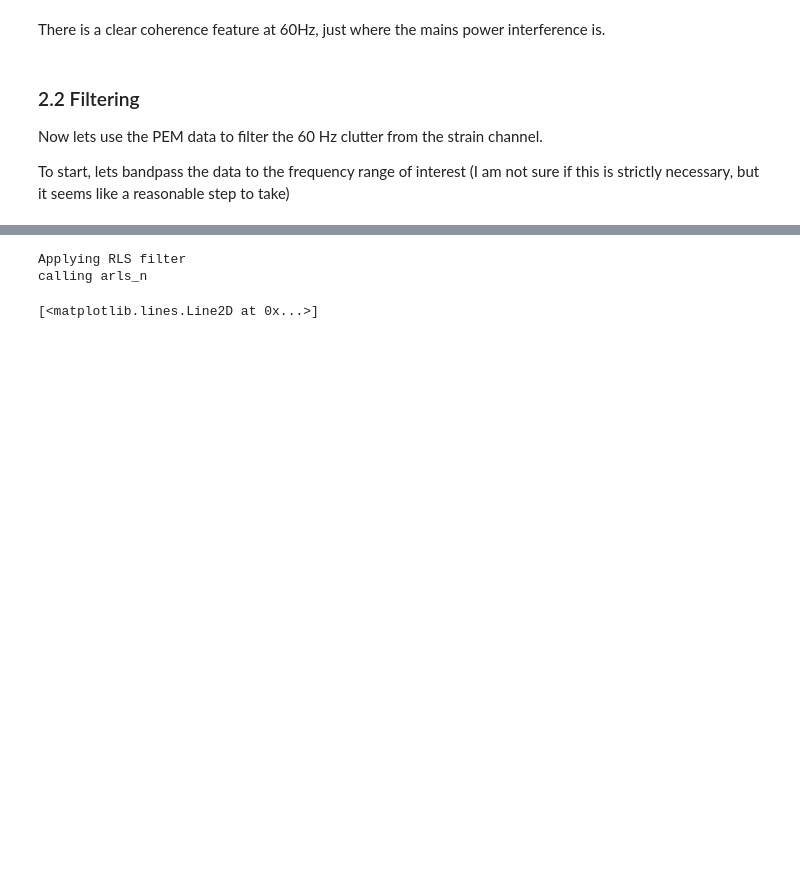
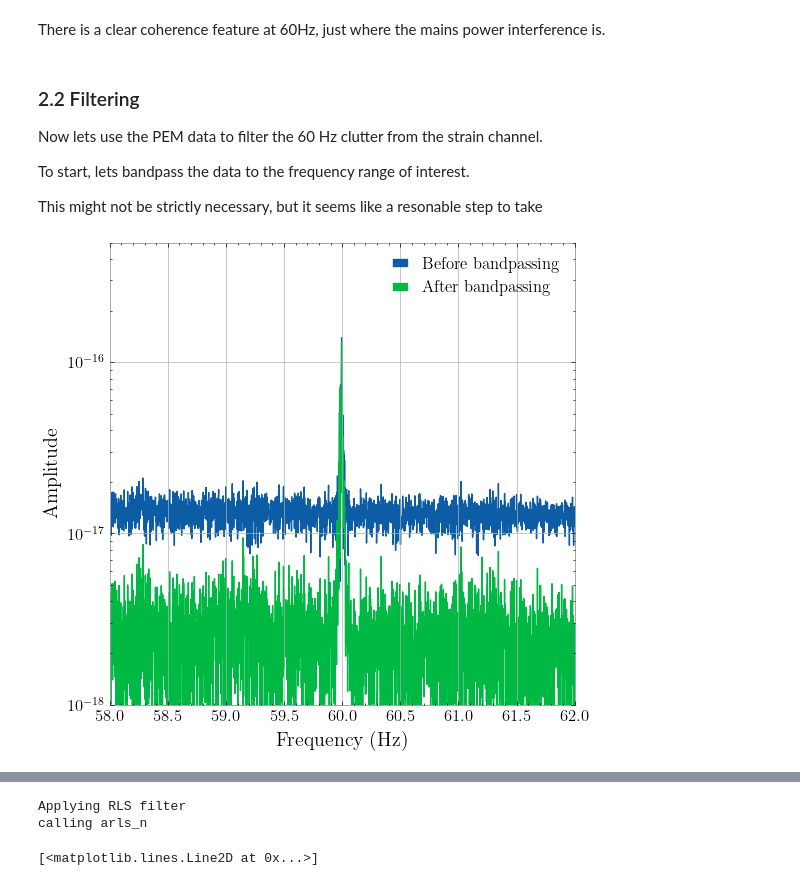
Before and after one commit to UniMelb-NSGW/ANC, a Jupyter notebook: notebooks/demo.ipynb, the cells around one changed output, grey strips where cells are left out. Drawn from its saved outputs; the diff is of its cells as text; code cells hidden in the pictures; blank space fills up the shorter version.

```diff
--- a/notebooks/demo.ipynb
+++ b/notebooks/demo.ipynb
@@ -224,6 +226,7 @@ There is a clear coherence feature at 60Hz, just where the mains power interfere
 
 Now lets use the PEM data to filter the 60 Hz clutter from the strain channel.
 
+To start, lets bandpass the data to the frequency range of interest.
 
-To start, lets bandpass the data to the frequency range of interest (I am not sure if this is strictly necessary, but it seems like a reasonable step to take)
+This might not be strictly necessary, but it seems like a resonable step to take
 # %%
@@ -232,3 +237,36 @@ PEM_data_bandpassed = PEM_data_array[0]#.bandpass(59,61)
+# %%
+#Plot the data before and after bandpassing
+fig_dimension = 6
+fig, ax = plt.subplots(figsize=(fig_dimension, fig_dimension))
+
+
+f, mag = get_spectrum(strain_data, strain_data.dt)
+ax.plot(f, mag,label=r'Before bandpassing')
+
+
+f, mag = get_spectrum(strain_data_bandpassed, strain_data_bandpassed.dt)
+ax.plot(f, mag,label=r'After bandpassing')
+
+
+# filtered_freq, filtered_magnitude = get_spectrum(c_RLS, PEM_data_bandpassed.dt)
+
+
+
+# ax.plot(filtered_freq, filtered_magnitude,label=r'$x(f) - \hat{c}(f)$')
+
+
+plt.xlabel('Frequency (Hz)')
+plt.ylabel('Amplitude')
+plt.xlim(58,62)
+
+
+plt.ylim(1e-18,5e-16)
+plt.legend()
+
+
+plt.yscale('log')
+# %% [output]
+[figure, added]
 # %%
 plt.plot(strain_data_bandpassed.times, strain_data_bandpassed.value)
 # %% [output]
```
Also changed, not shown: parts of 10 cells of this notebook.
